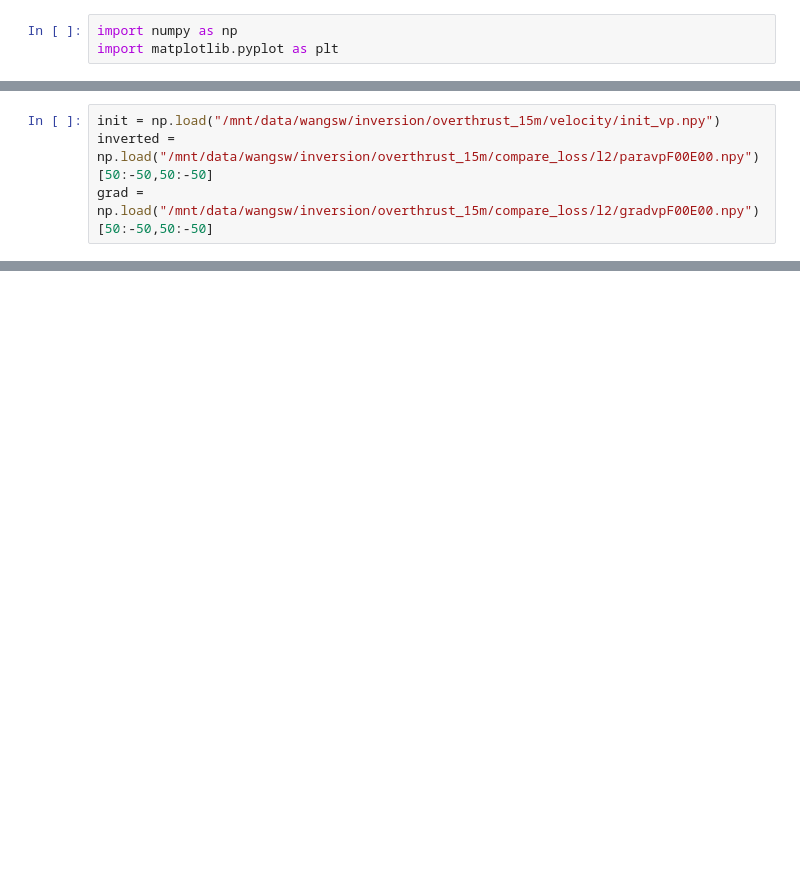
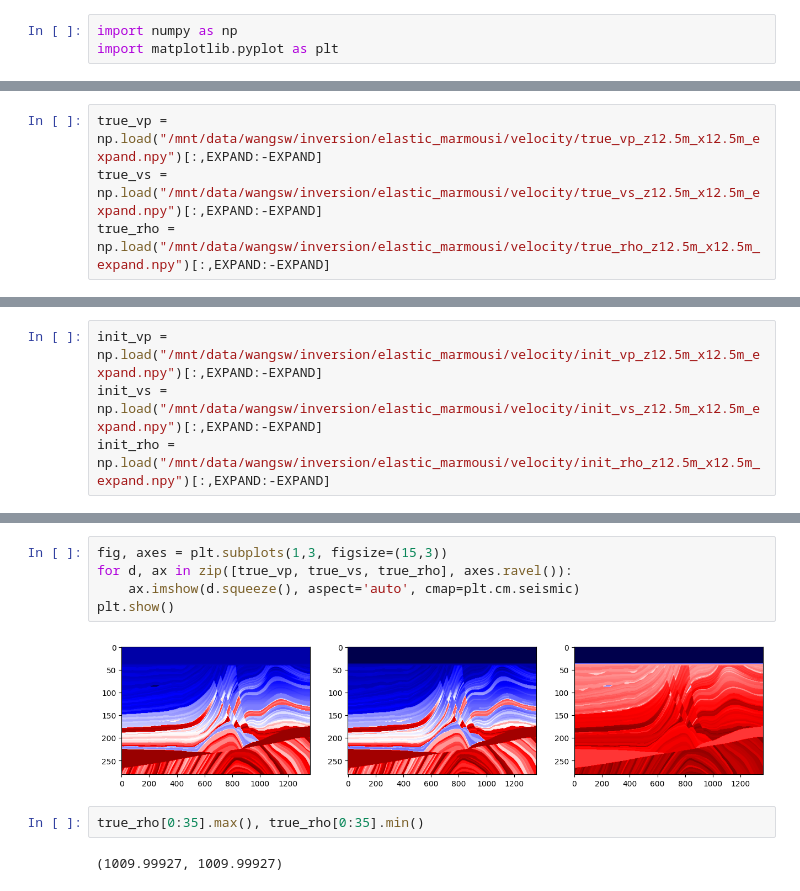
Before and after one commit to GeophyAI/seistorch, a Jupyter notebook: check_inversion.ipynb, the cells around one changed output, grey strips where cells are left out. Cells and saved outputs as stored; diff of their text form; blank space fills up the shorter version.

```diff
--- a/check_inversion.ipynb
+++ b/check_inversion.ipynb
@@ -20,4 +25,4 @@ print((inverted-init).max(), (inverted-init).min())
 # %%
-init = np.load("/mnt/data/wangsw/inversion/overthrust_15m/velocity/init_vp.npy")
-inverted = np.load("/mnt/data/wangsw/inversion/overthrust_15m/compare_loss/l2/paravpF00E00.npy")[50:-50,50:-50]
-grad = np.load("/mnt/data/wangsw/inversion/overthrust_15m/compare_loss/l2/gradvpF00E00.npy")[50:-50,50:-50]
+true_vp = np.load("/mnt/data/wangsw/inversion/elastic_marmousi/velocity/true_vp_z12.5m_x12.5m_expand.npy")[:,EXPAND:-EXPAND]
+true_vs = np.load("/mnt/data/wangsw/inversion/elastic_marmousi/velocity/true_vs_z12.5m_x12.5m_expand.npy")[:,EXPAND:-EXPAND]
+true_rho = np.load("/mnt/data/wangsw/inversion/elastic_marmousi/velocity/true_rho_z12.5m_x12.5m_expand.npy")[:,EXPAND:-EXPAND]
@@ -37,0 +37,4 @@ print(grad.max(), grad.min())
+# %%
+init_vp = np.load("/mnt/data/wangsw/inversion/elastic_marmousi/velocity/init_vp_z12.5m_x12.5m_expand.npy")[:,EXPAND:-EXPAND]
+init_vs = np.load("/mnt/data/wangsw/inversion/elastic_marmousi/velocity/init_vs_z12.5m_x12.5m_expand.npy")[:,EXPAND:-EXPAND]
+init_rho = np.load("/mnt/data/wangsw/inversion/elastic_marmousi/velocity/init_rho_z12.5m_x12.5m_expand.npy")[:,EXPAND:-EXPAND]
@@ -37,0 +55,11 @@ print(grad.max(), grad.min())
+# %%
+fig, axes = plt.subplots(1,3, figsize=(15,3))
+for d, ax in zip([true_vp, true_vs, true_rho], axes.ravel()):
+    ax.imshow(d.squeeze(), aspect='auto', cmap=plt.cm.seismic)
+plt.show()
+# %% [output]
+[figure, added]
+# %%
+true_rho[0:35].max(), true_rho[0:35].min()
+# %% [output]
+(1009.99927, 1009.99927)
```
Also changed, not shown: parts of 12 cells of this notebook, 16 other files.
